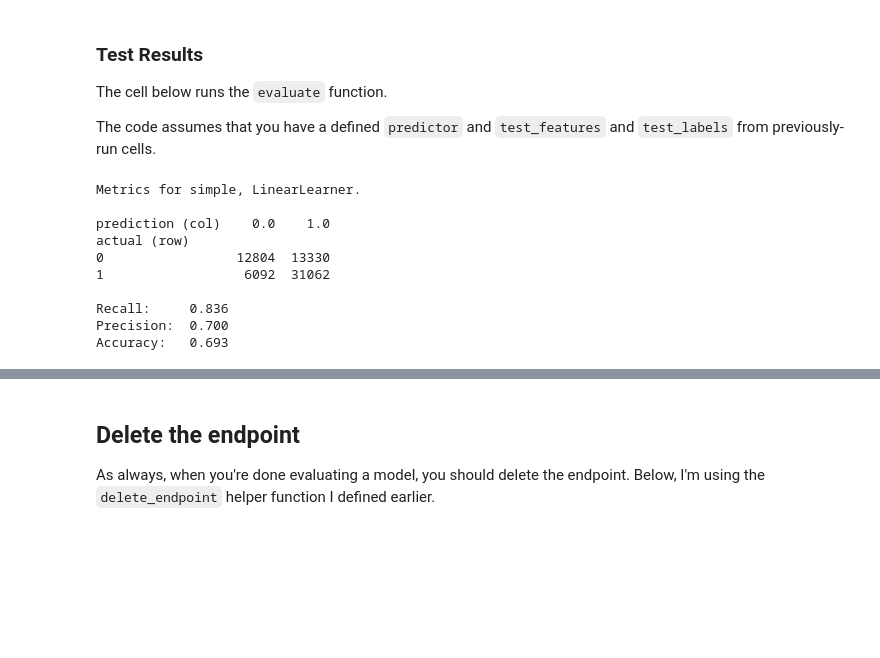
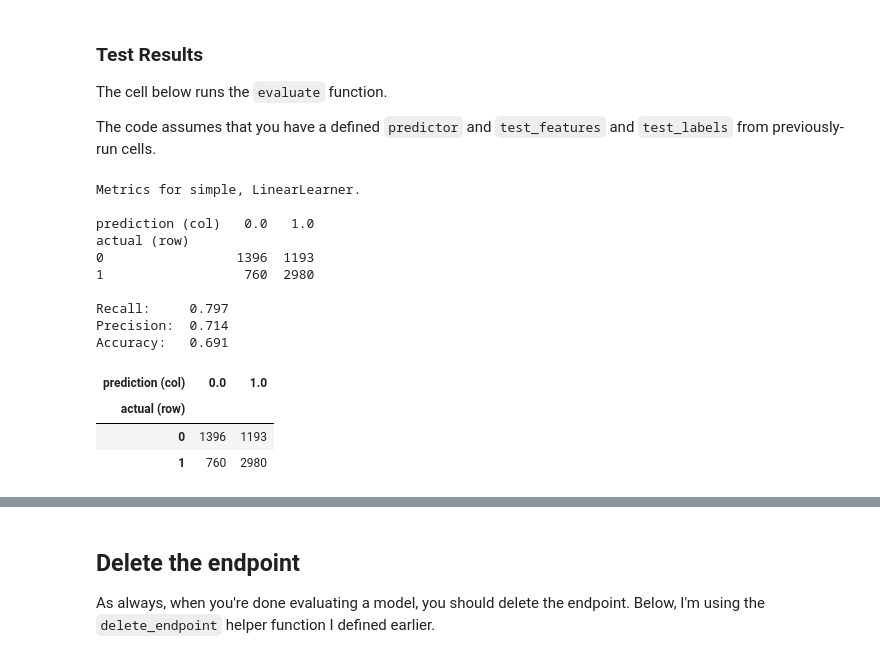
Before and after one commit to DigiData-Flo/ML-Engineer_Capstone-Project, a Jupyter notebook: LinearLearner_completed.ipynb, the cells around one changed output, grey strips where cells are left out. Drawn from its saved outputs; the diff is of its cells as text; code cells hidden in the pictures; blank space fills up the shorter version.

```diff
--- a/LinearLearner_completed.ipynb
+++ b/LinearLearner_completed.ipynb
@@ -41,7 +41,7 @@ To avoid overfitting I split the train data additional in validation data.
 from sklearn.model_selection import train_test_split
 # %%
 # We split the dataset into 2/3 training and 1/3 testing sets.
-X_train, X_test, Y_train, Y_test = train_test_split(features, labels, test_size=0.33)
+X_train, X_test, Y_train, Y_test = train_test_split(features, labels, test_size=0.10)
 # %%
 # import LinearLearner
 from sagemaker import LinearLearner
@@ -163,6 +183,7 @@ def evaluate(predictor, test_features, test_labels, verbose=True):
     precision = tp / (tp + fp)
     accuracy = (tp + tn) / (tp + fp + tn + fn)
 
+    confusion = pd.crosstab(test_labels, test_preds, rownames=['actual (row)'], colnames=['prediction (col)'])
     # printing a table of metrics
     if verbose:
         print(pd.crosstab(test_labels, test_preds, rownames=['actual (row)'], colnames=['prediction (col)']))
@@ -172,7 +193,8 @@ def evaluate(predictor, test_features, test_labels, verbose=True):
         print()
 
     return {'TP': tp, 'FP': fp, 'FN': fn, 'TN': tn,
-            'Precision': precision, 'Recall': recall, 'Accuracy': accuracy}
+            'Precision': precision, 'Recall': recall, 'Accuracy': accuracy,
+           'Confustion': confusion}
 # %%
 labels.values.flatten()
 # %% [output]
@@ -188,20 +210,27 @@ print('Metrics for simple, LinearLearner.\n')
 
 # get metrics for linear predictor
 metrics = evaluate(linear_predictor,
-                   features.values.astype('float32'),
-                   labels.values.flatten(),
+                   X_test.values.astype('float32'),
+                   Y_test.values.flatten(),
                    verbose=True) # verbose means we'll print out the metrics
 # %% [output]
 Metrics for simple, LinearLearner.
 
-prediction (col)    0.0    1.0
+prediction (col)   0.0   1.0
 actual (row)
-0                 12804  13330
-1                  6092  31062
+0                 1396  1193
+1                  760  2980
 
-Recall:     0.836
-Precision:  0.700
-Accuracy:   0.693
+Recall:     0.797
+Precision:  0.714
+Accuracy:   0.691
+# %%
+metrics['Confustion']
+# %% [output]
+| prediction (col) | 0.0 | 1.0 |
+| actual (row) |  |  |
+| 0 | 1396 | 1193 |
+| 1 | 760 | 2980 |
 # %%
 # Deletes a precictor.endpoint
 def delete_endpoint(predictor):
```
Also changed, not shown: parts of 10 cells of this notebook, 11 other files.
